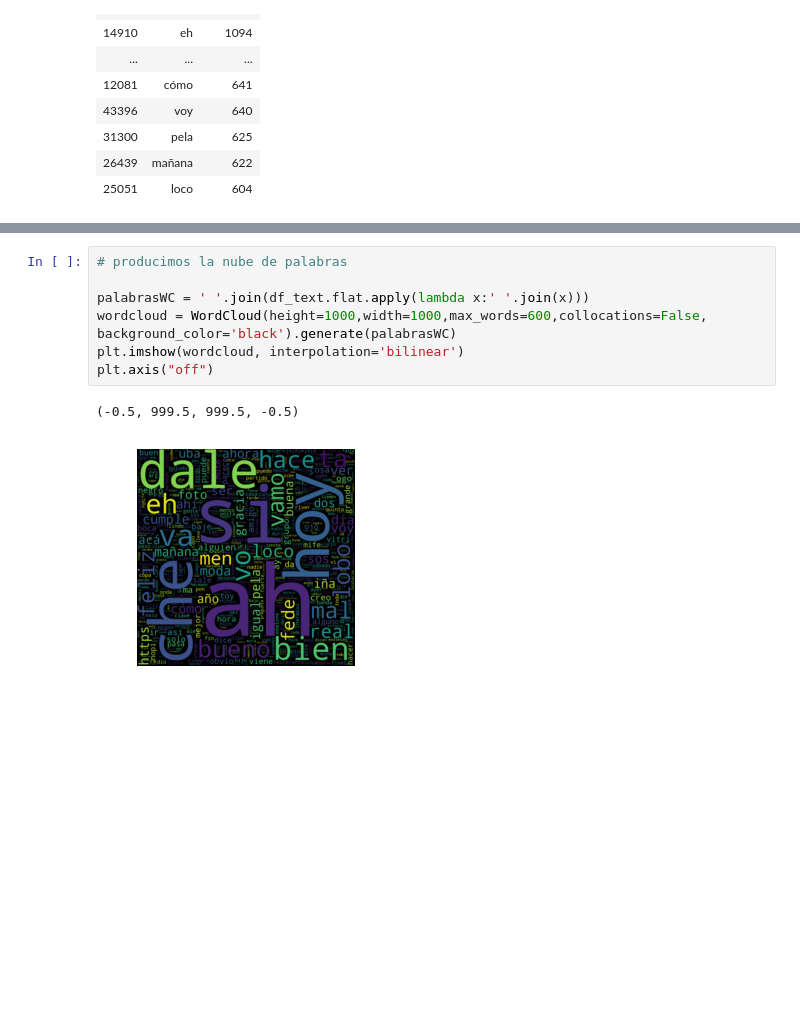
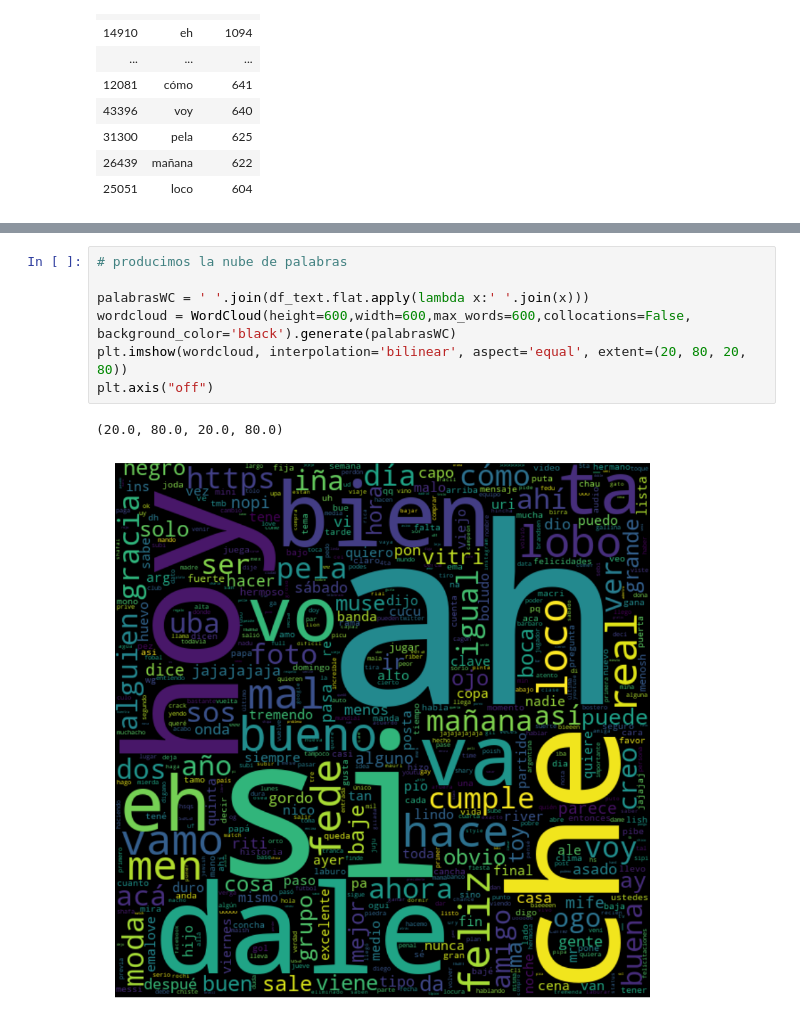
Before and after one commit to joaquin-tempelsman/data-stories, a Jupyter notebook: Whatsapp group - analytics/notebook.ipynb, the cells around one changed output, grey strips where cells are left out. Drawn from its saved outputs; the diff is of its cells as text; blank space fills up the shorter version.

```diff
--- a/Whatsapp group - analytics/notebook.ipynb
+++ b/Whatsapp group - analytics/notebook.ipynb
@@ -498,10 +507,10 @@ palabras.groupby('palabra').size().reset_index().rename(columns={0:'cantidad'}).
 # %%
 # producimos la nube de palabras
 
 palabrasWC = ' '.join(df_text.flat.apply(lambda x:' '.join(x)))
-wordcloud = WordCloud(height=1000,width=1000,max_words=600,collocations=False, background_color='black').generate(palabrasWC)
-plt.imshow(wordcloud, interpolation='bilinear')
+wordcloud = WordCloud(height=600,width=600,max_words=600,collocations=False, background_color='black').generate(palabrasWC)
+plt.imshow(wordcloud, interpolation='bilinear', aspect='equal', extent=(20, 80, 20, 80))
 plt.axis("off")
 # %% [output]
-(-0.5, 999.5, 999.5, -0.5)
+(20.0, 80.0, 20.0, 80.0)
-[figure, old version]
+[figure, new version]
```
Also changed, not shown: parts of 9 cells of this notebook, 1 other file.
